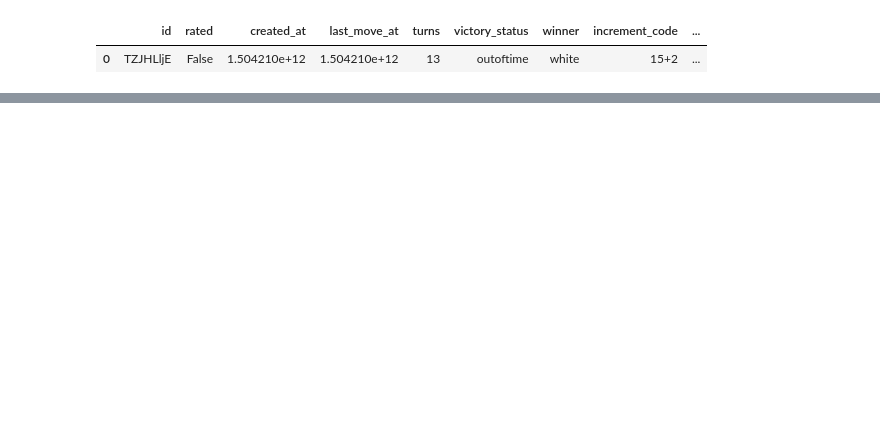
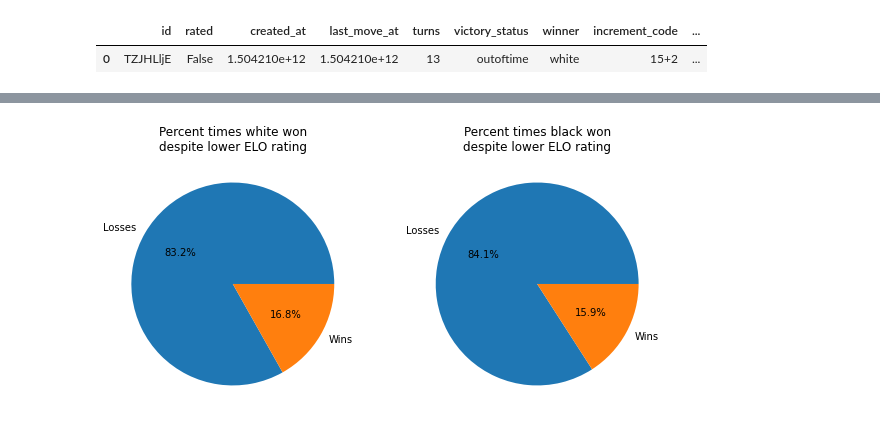
Before and after one commit to engeljason/chess_openings_analysis, a Jupyter notebook: analysis.ipynb, the cells around one changed output, grey strips where cells are left out. Drawn from its saved outputs; the diff is of its cells as text; code cells hidden in the pictures; blank space fills up the shorter version.

```diff
--- a/analysis.ipynb
+++ b/analysis.ipynb
@@ -97,0 +90,16 @@ Index(['Sicilian Defense', 'French Defense', 'Queen's Pawn Game',
+# %%
+# graph % of times the lower rated player wins per opening per color
+white_ud = (games_df["elo_diff"] < 0) & (games_df["winner"] == "white")
+black_ud = (games_df["elo_diff"] > 0) & (games_df["winner"] == "black")
+
+fig, (ax1, ax2) = plt.subplots(1, 2, figsize = (10,10))
+
+ax1.pie(x = white_ud.value_counts(), labels = white_ud.value_counts().index.map({True : "Wins", False : "Losses"}), autopct = "%.1f%%")
+ax1.set_title("Percent times white won\ndespite lower ELO rating")
+
+ax2.pie(x = black_ud.value_counts(), labels = black_ud.value_counts().index.map({True : "Wins", False : "Losses"}), autopct = "%.1f%%")
+ax2.set_title("Percent times black won\ndespite lower ELO rating")
+
+plt.show()
+# %% [output]
+[figure, added]
```
Also changed, not shown: parts of 9 cells of this notebook, 1 other file.
